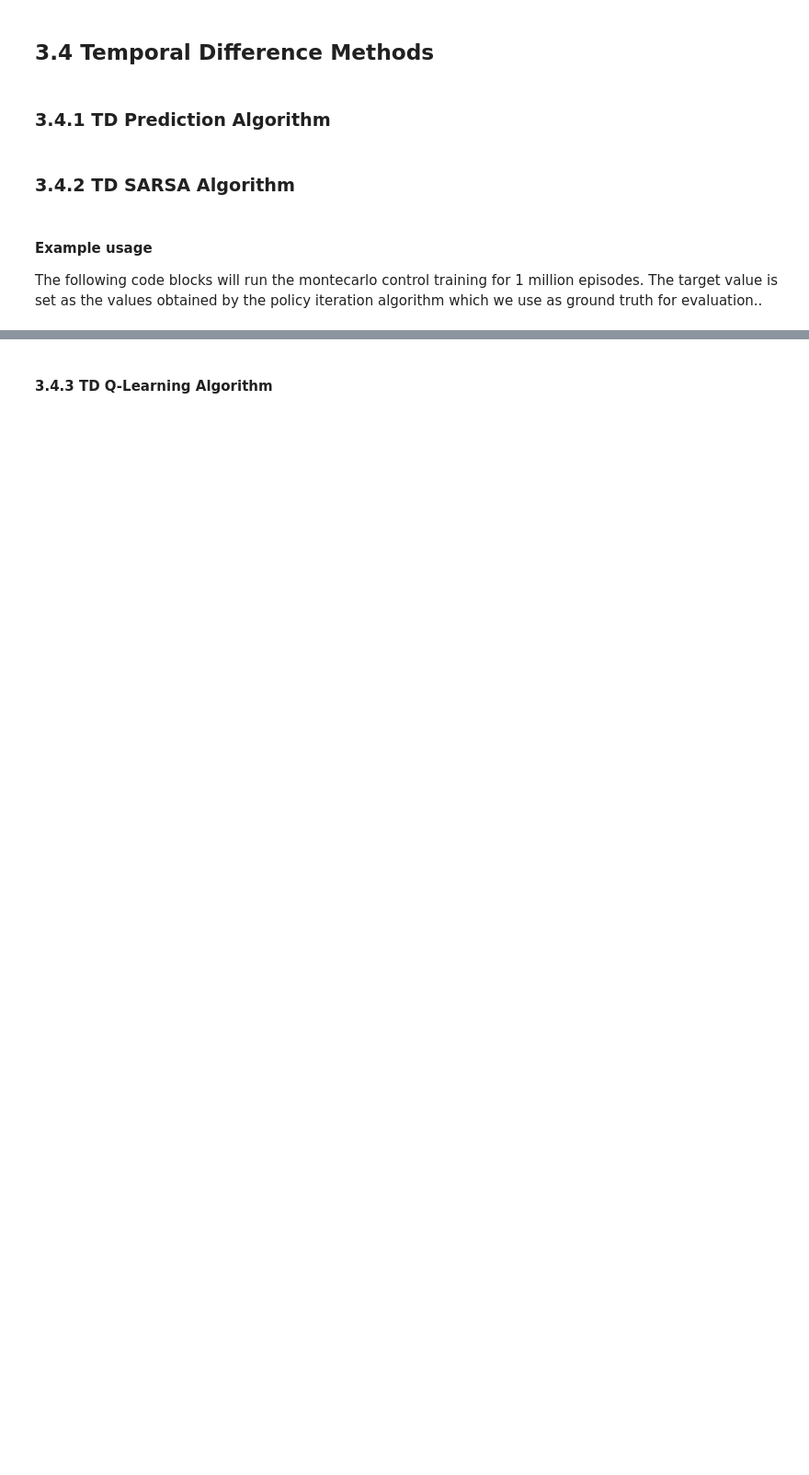
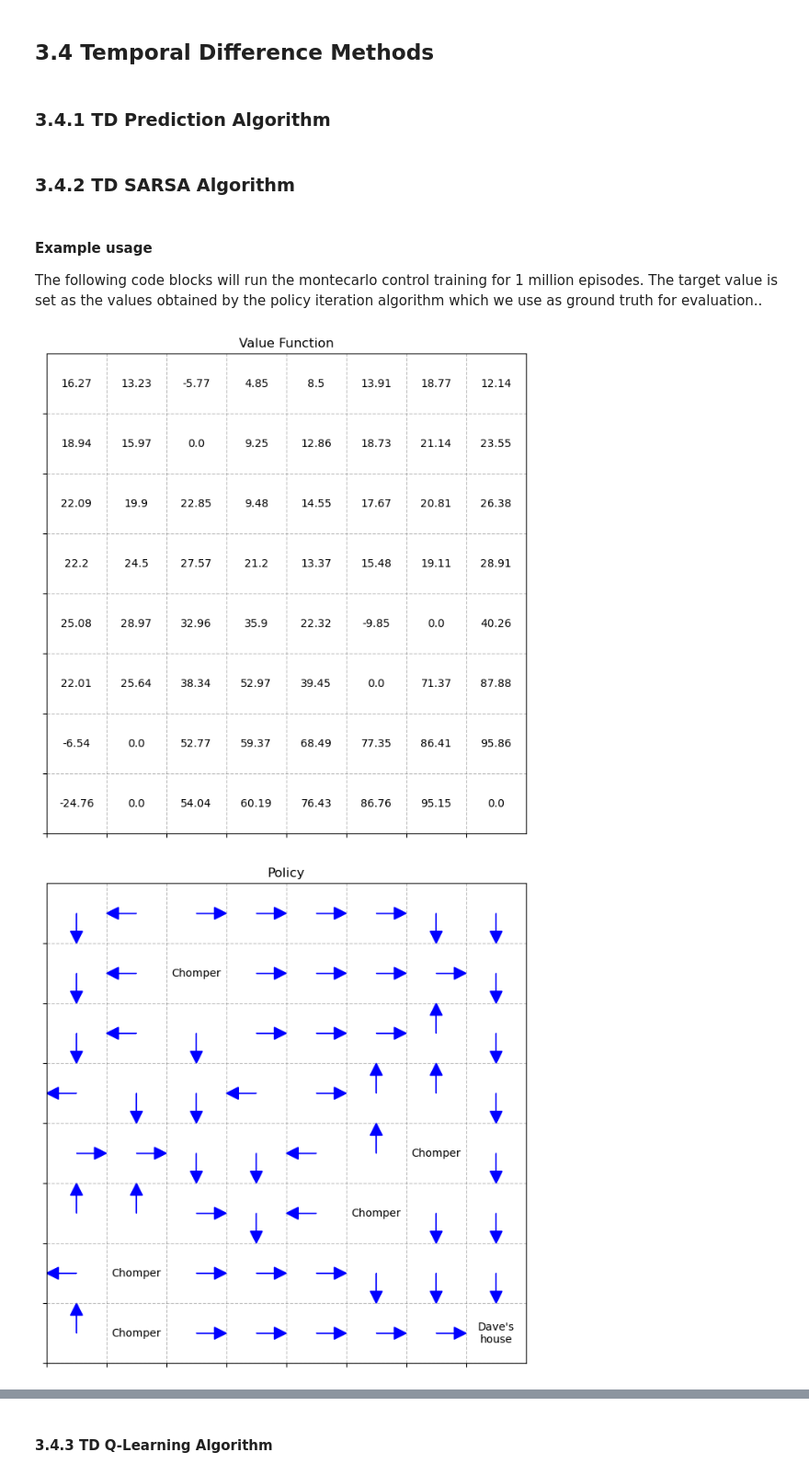
Before and after one commit to TijmenWesteneng/RL_Github, a Jupyter notebook: Reinforcement_Learning_Project.ipynb, the cells around one changed output, grey strips where cells are left out. Shown at 92% size. Saved outputs shown, nothing was run; the diff lists cells and outputs as text; code cells hidden in the pictures; blank space fills up the shorter version.

```diff
--- a/Reinforcement_Learning_Project.ipynb
+++ b/Reinforcement_Learning_Project.ipynb
@@ -1115,9 +1197,12 @@ The following code blocks will run the montecarlo control training for 1 million
 # %%
 #First lets change the environment render mode to None for training purposes
 env.render_mode = None
 #Instanciate SARSA class
-sarsa = SARSA(zombie_environment=env, episodes=10000, alpha=0.1, target_values=policy_iteration_values, decrease_rate=10)
+sarsa = SARSA(zombie_environment=env, episodes=100000, alpha=0.08, target_values=policy_iteration_values, decrease_rate=10)
 sarsa_values, sarsa_policy = sarsa.get_training_results()
 sarsa.visualise_values()
 sarsa.visualise_policy()
 sarsa.plot_error()
+# %% [output]
+[figure, added]
+[figure, added]
```
Also changed, not shown: parts of 20 cells of this notebook.
